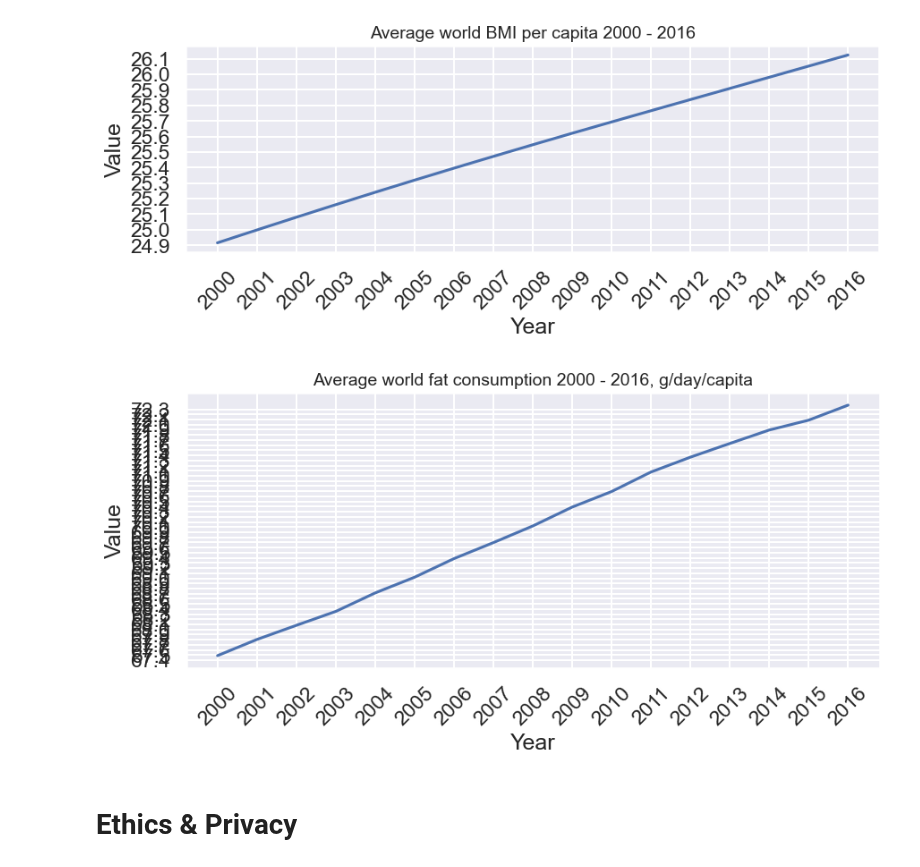
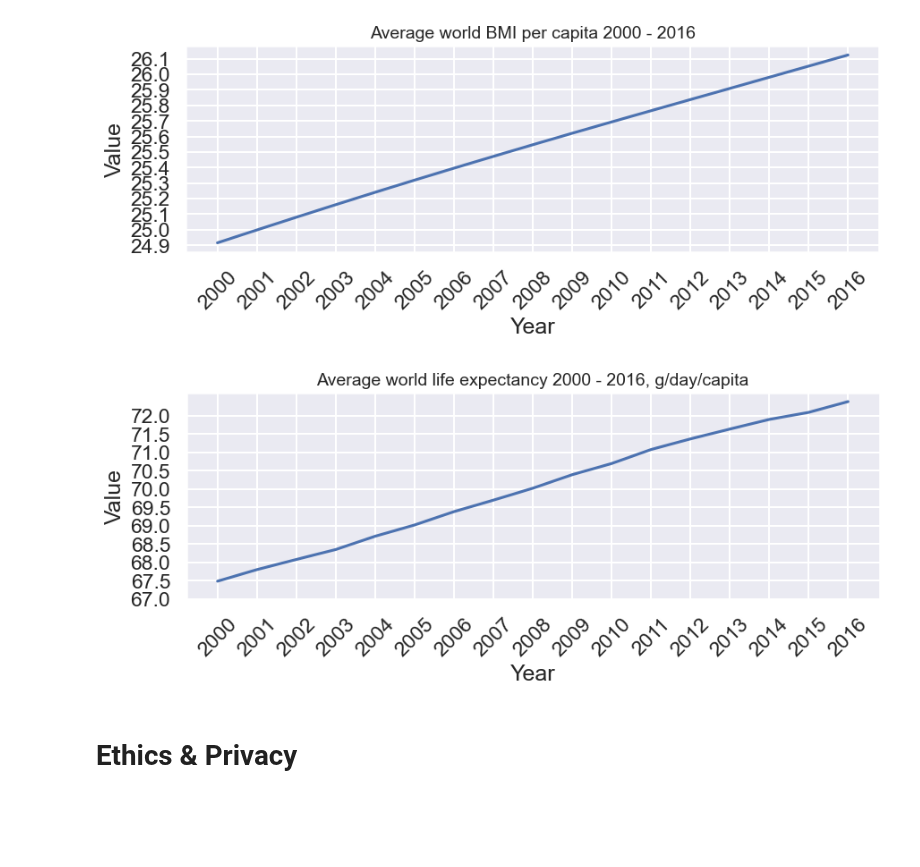
Before and after one commit to COGS108/Group074_WI24, a Jupyter notebook: EDACheckpoint_Group074_WI24.ipynb, the cells around one changed output. Cells and saved outputs as stored; diff of their text form; code cells hidden in the pictures; blank space fills up the shorter version.

```diff
--- a/EDACheckpoint_Group074_WI24.ipynb
+++ b/EDACheckpoint_Group074_WI24.ipynb
@@ -649,17 +689,17 @@ plt.show()
 # %%
 df_melted = global_avg.melt(id_vars='Series', var_name='Year', value_name='Value',)
 avg_life = df_melted[df_melted['Series'] == 'Life Expectancy (Years)']
-plt.figure(figsize=(10, 4))  # Adjust the width and height as needed
+plt.figure(figsize=(10, 3))  # Adjust the width and height as needed
 sns.lineplot(data = avg_life, x="Year", y='Value', hue='Series', legend = False)
 plt.xticks(range(min(avg_life['Year']), max(avg_life['Year']) + 1, 1))
 plt.yticks([i/2 for i in range(int(min(avg_life['Value']*2)), int(max(avg_life['Value']*2)) + 1)],
            [f'{i/2:.1f}' for i in range(int(min(avg_life['Value']*2)), int(max(avg_life['Value']*2)) + 1)])
 plt.xticks(rotation=45)  # Rotate the ticks for better visibility
-plt.title('Average world fat consumption 2000 - 2016, g/day/capita', fontsize=14)
+plt.title('Average world life expectancy 2000 - 2016, g/day/capita', fontsize=14)
 
 plt.show()
 # %% [output]
-[figure, old version]
+[figure, new version]
 # %% [markdown]
 
 
```
Also changed, not shown: parts of 6 cells of this notebook.
